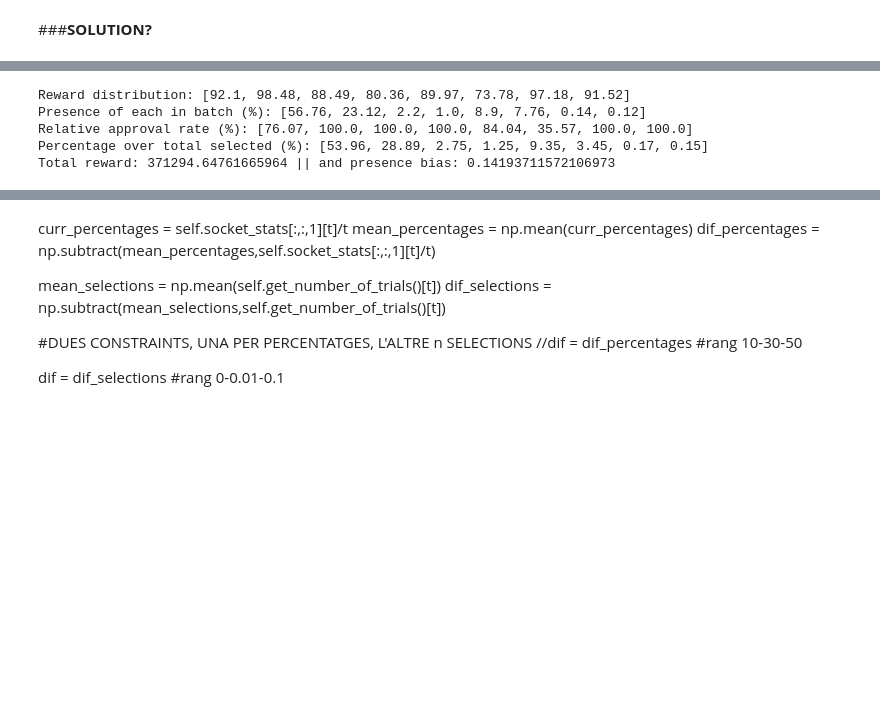
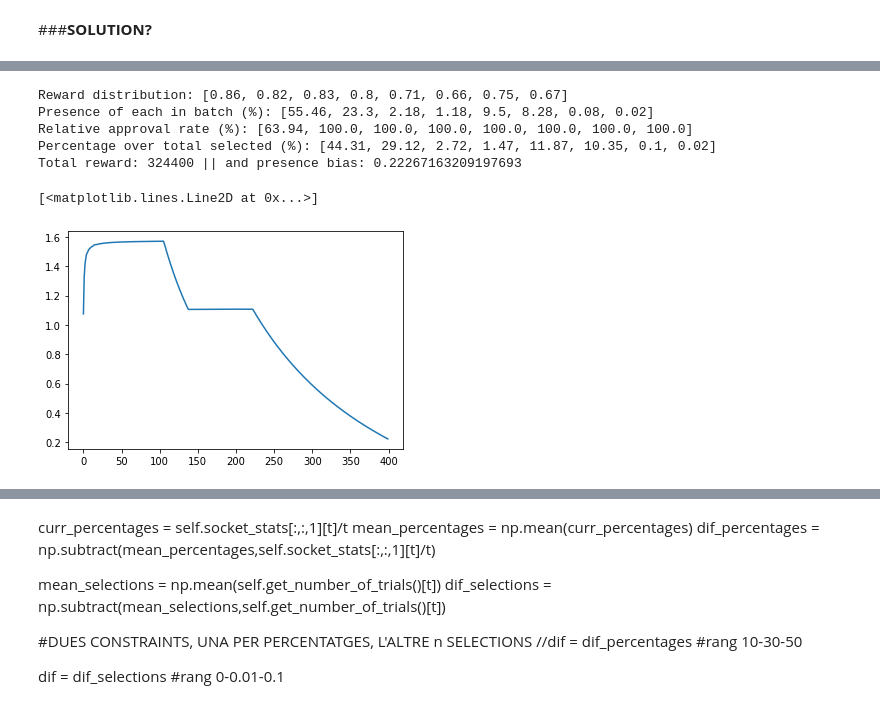
Before and after one commit to quimHM/QHM_TFG_repository, a Jupyter notebook: MAB_sim.ipynb, the cells around one changed output, grey strips where cells are left out. Drawn from its saved outputs; the diff is of its cells as text; code cells hidden in the pictures; blank space fills up the shorter version.

```diff
--- a/MAB_sim.ipynb
+++ b/MAB_sim.ipynb
@@ -861,10 +1188,13 @@ Total reward: 375089.44504961284 || and presence bias: 0.34296355911022247
 # %%
-sol_test = SocketTesterBatchSOLUTION(PowerSocket, mus, devs, 10, 0.35)
-ts,tr,ti = sol_test.run(decisions, 0.8, True)
+sol_test = SocketTesterBatchSOLUTIONProb(PowerSocketProb, rewards_bias, 10, 0.25)
+rd = sol_test.run(decisions, 0.8, True)
+plt.plot(rd["bias_hist"])
 # %% [output]
-Reward distribution: [92.1, 98.48, 88.49, 80.36, 89.97, 73.78, 97.18, 91.52]
-Presence of each in batch (%): [56.76, 23.12, 2.2, 1.0, 8.9, 7.76, 0.14, 0.12]
-Relative approval rate (%): [76.07, 100.0, 100.0, 100.0, 84.04, 35.57, 100.0, 100.0]
-Percentage over total selected (%): [53.96, 28.89, 2.75, 1.25, 9.35, 3.45, 0.17, 0.15]
-Total reward: 371294.64761665964 || and presence bias: 0.14193711572106973
+Reward distribution: [0.86, 0.82, 0.83, 0.8, 0.71, 0.66, 0.75, 0.67]
+Presence of each in batch (%): [55.46, 23.3, 2.18, 1.18, 9.5, 8.28, 0.08, 0.02]
+Relative approval rate (%): [63.94, 100.0, 100.0, 100.0, 100.0, 100.0, 100.0, 100.0]
+Percentage over total selected (%): [44.31, 29.12, 2.72, 1.47, 11.87, 10.35, 0.1, 0.02]
+Total reward: 324400 || and presence bias: 0.22267163209197693
+[<matplotlib.lines.Line2D at 0x...>]
+[figure, added]
 # %%
```
Also changed, not shown: parts of 32 cells of this notebook.
